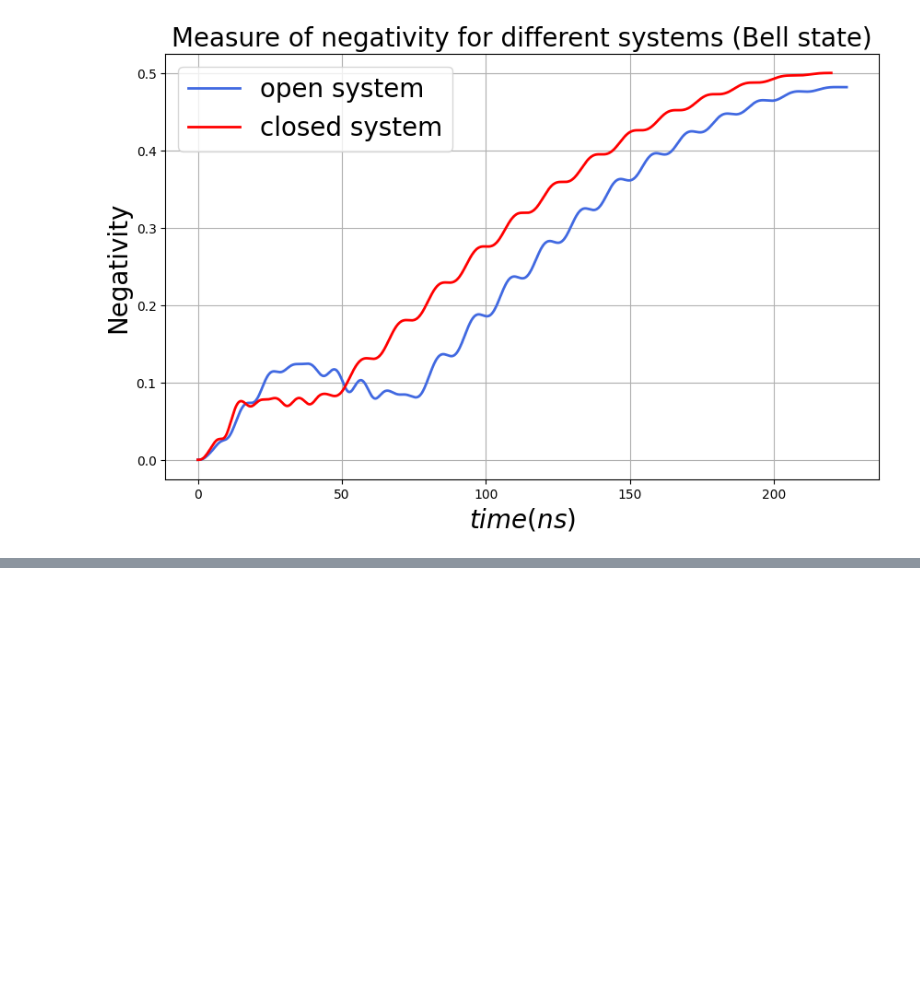
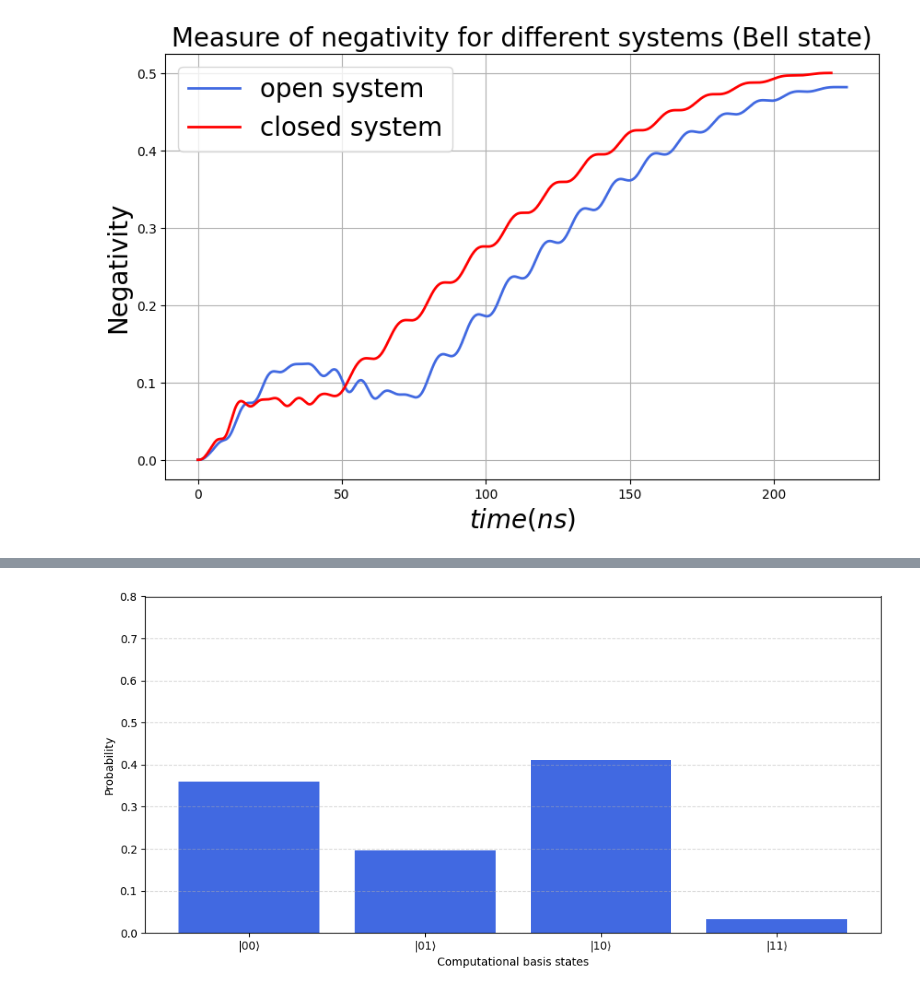
Before and after one commit to delaossaramiro/reparing-pre-established-quantum-correlations-with-pulse-level-control, a Jupyter notebook: Lindblad_equation/polulation_negativity_two_qubits_open_and_close_system.ipynb, the cells around one changed output, grey strips where cells are left out. Drawn from its saved outputs; the diff is of its cells as text; code cells hidden in the pictures; blank space fills up the shorter version.

```diff
--- a/Lindblad_equation/polulation_negativity_two_qubits_open_and_close_system.ipynb
+++ b/Lindblad_equation/polulation_negativity_two_qubits_open_and_close_system.ipynb
@@ -521,0 +1992,4 @@ NameError: name 'evol_open' is not defined
+# %%
+plot_statevector_probabilities(objective_12(parametros_optimos_2))
+# %% [output]
+[figure, added]
```
Also changed, not shown: parts of 44 cells of this notebook.
